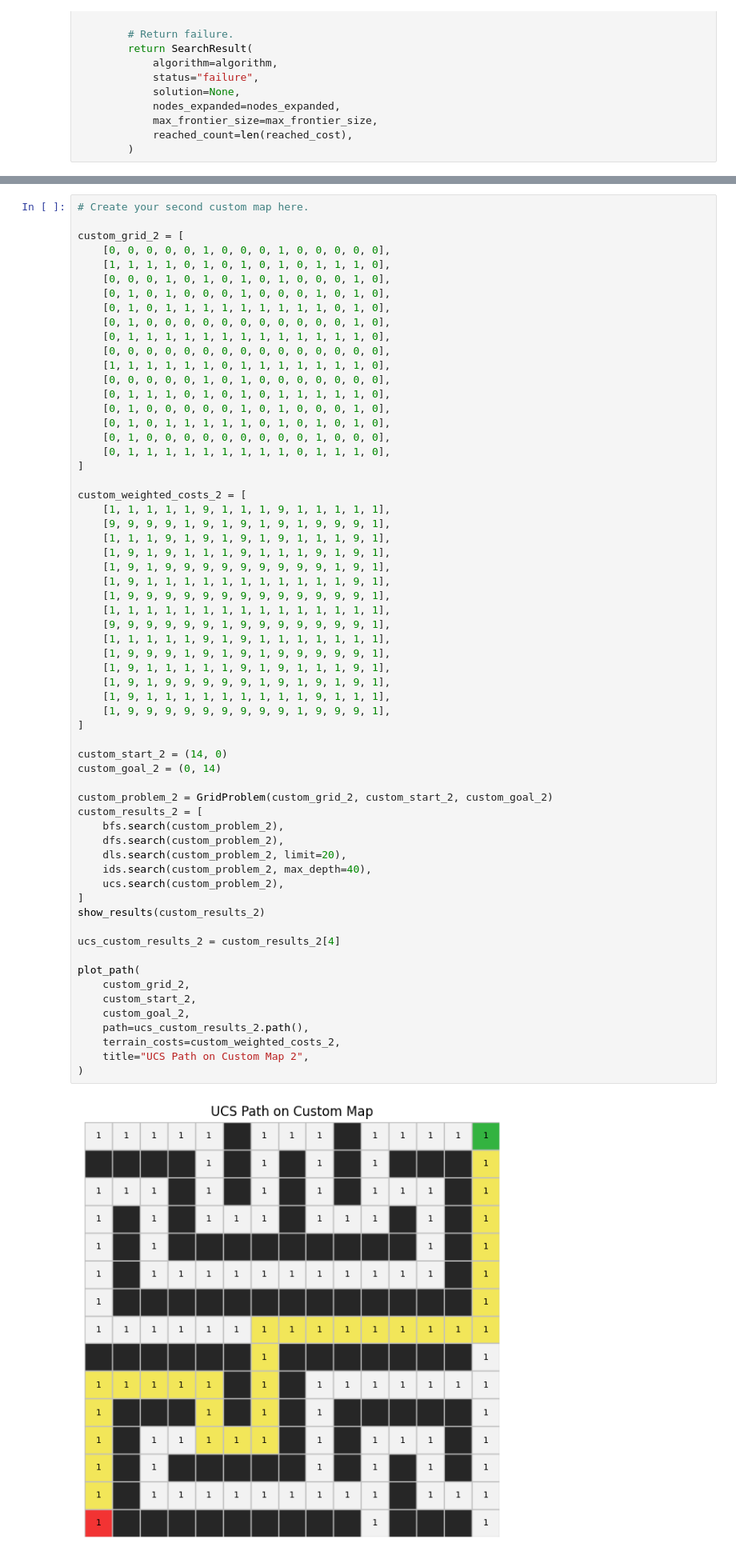
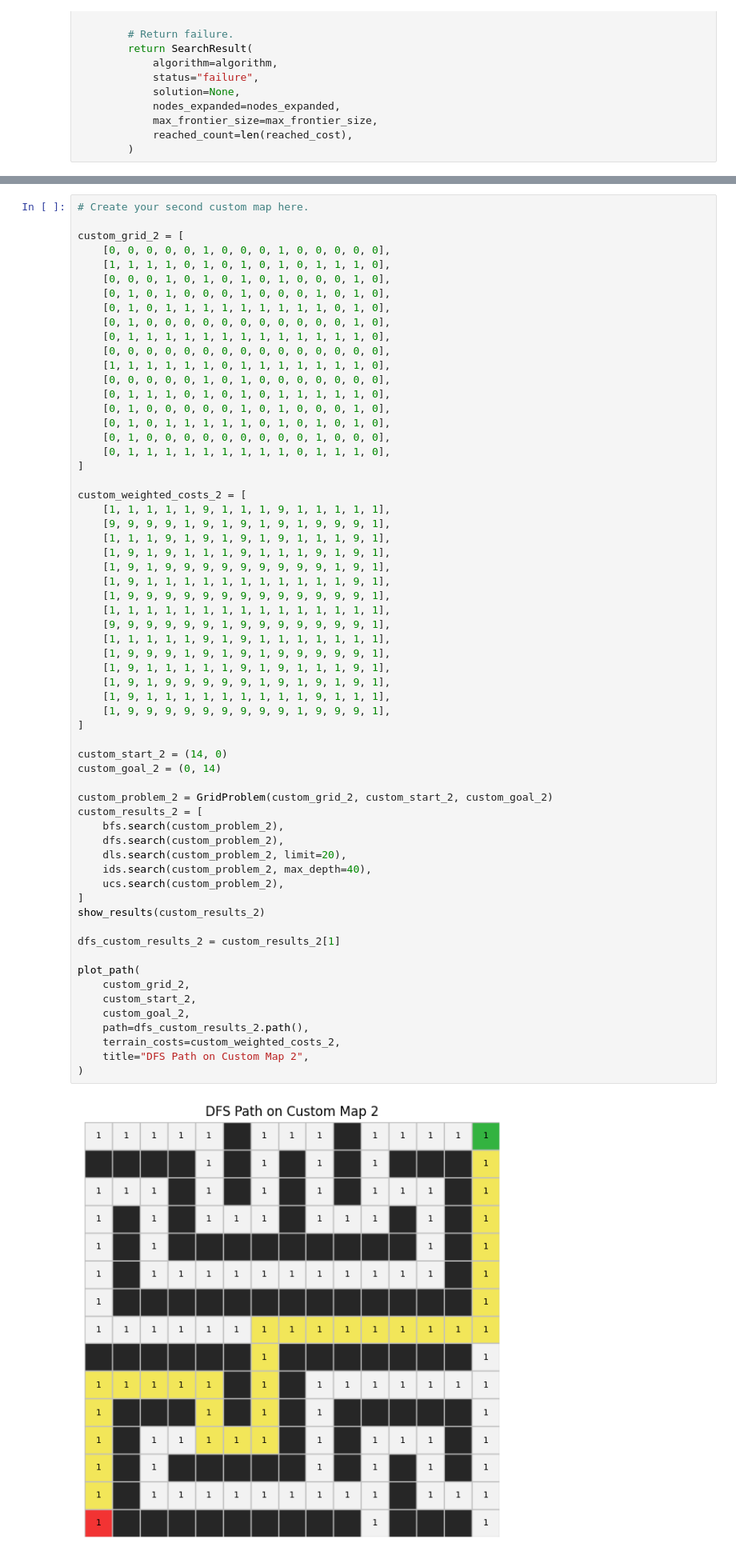
Before and after one commit to jupiterbouncer/lab1-search, a Jupyter notebook: Oluwademilade_Subair_Lab1A.ipynb, the cells around one changed output, grey strips where cells are left out. Shown at 80% size. Cells and saved outputs as stored; diff of their text form.

```diff
--- a/Oluwademilade_Subair_Lab1A.ipynb
+++ b/Oluwademilade_Subair_Lab1A.ipynb
@@ -969,37 +969,37 @@ custom_weighted_costs_2 = [
     [9, 9, 9, 9, 9, 9, 1, 9, 9, 9, 9, 9, 9, 9, 1],
     [1, 1, 1, 1, 1, 9, 1, 9, 1, 1, 1, 1, 1, 1, 1],
     [1, 9, 9, 9, 1, 9, 1, 9, 1, 9, 9, 9, 9, 9, 1],
     [1, 9, 1, 1, 1, 1, 1, 9, 1, 9, 1, 1, 1, 9, 1],
     [1, 9, 1, 9, 9, 9, 9, 9, 1, 9, 1, 9, 1, 9, 1],
     [1, 9, 1, 1, 1, 1, 1, 1, 1, 1, 1, 9, 1, 1, 1],
     [1, 9, 9, 9, 9, 9, 9, 9, 9, 9, 1, 9, 9, 9, 1],
 ]
 
 custom_start_2 = (14, 0)
 custom_goal_2 = (0, 14)
 
 custom_problem_2 = GridProblem(custom_grid_2, custom_start_2, custom_goal_2)
 custom_results_2 = [
     bfs.search(custom_problem_2),
     dfs.search(custom_problem_2),
     dls.search(custom_problem_2, limit=20),
     ids.search(custom_problem_2, max_depth=40),
     ucs.search(custom_problem_2),
 ]
 show_results(custom_results_2)
 
-ucs_custom_results_2 = custom_results_2[4]
+dfs_custom_results_2 = custom_results_2[1]
 
 plot_path(
     custom_grid_2,
     custom_start_2,
     custom_goal_2,
-    path=ucs_custom_results_2.path(),
+    path=dfs_custom_results_2.path(),
     terrain_costs=custom_weighted_costs_2,
-    title="UCS Path on Custom Map 2",
+    title="DFS Path on Custom Map 2",
 )
 # %% [output]
-[figure, old version]
+[figure, new version]
 # %% [markdown]
 ## 17. Reflection Questions
 # %% [markdown]
```
Also changed, not shown: parts of 20 cells of this notebook.
